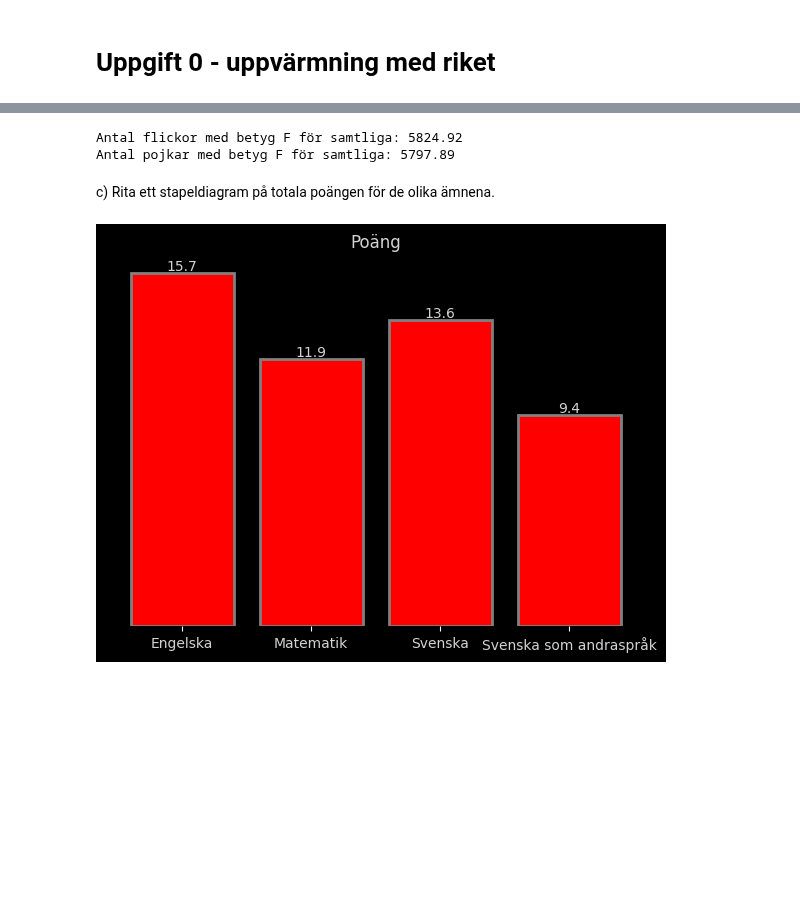
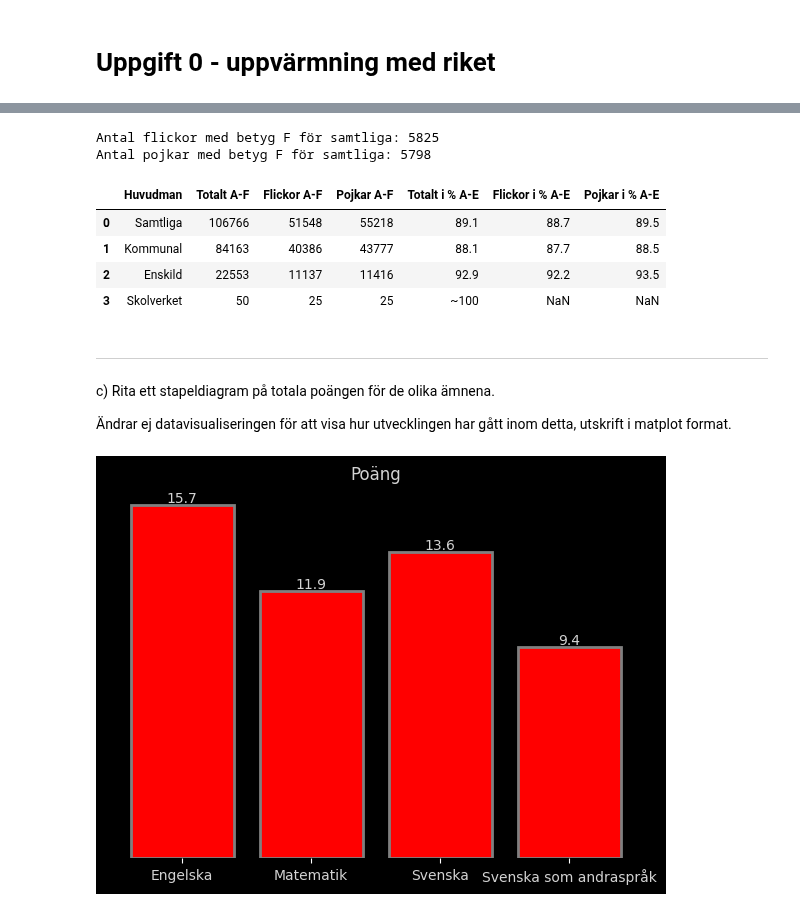
Before and after one commit to Markofbear/Python-Bjorn-Lagerblad-OPA23, a Jupyter notebook: Labb2/Labb2.ipynb, the cells around one changed output, grey strips where cells are left out. Cells and saved outputs as stored; diff of their text form; code cells hidden in the pictures; blank space fills up the shorter version.

```diff
--- a/Labb2/Labb2.ipynb
+++ b/Labb2/Labb2.ipynb
@@ -65,46 +45,61 @@ Pojkar i % A-E X 2 VAR PROBLEMET
 import pandas as pd
 
 df_matematik = pd.read_excel(
     "riket2023_åk9_np.xlsx", sheet_name="Matematik", skiprows=8
 )
 
 df_matematik = df_matematik.iloc[:, 1:-3]
 
 df_matematik.columns = [
     "Huvudman",
     "Totalt A-F",
     "Flickor A-F",
     "Pojkar A-F",
     "Totalt i % A-E",
     "Flickor i % A-E",
     "Pojkar i % A-E",
 ]
 
 df_matematik["Flickor A-F"] = pd.to_numeric(df_matematik["Flickor A-F"], errors="coerce")
 df_matematik["Pojkar A-F"] = pd.to_numeric(df_matematik["Pojkar A-F"], errors="coerce")
 df_matematik["Flickor i % A-E"] = pd.to_numeric(df_matematik["Flickor i % A-E"], errors="coerce")
 df_matematik["Pojkar i % A-E"] = pd.to_numeric(df_matematik["Pojkar i % A-E"], errors="coerce")
 
-girls_f = round(
-    df_matematik.loc[0, "Flickor A-F"]
-    - df_matematik.loc[0, "Flickor A-F"]
-    * (df_matematik.loc[0, "Flickor i % A-E"] / 100),
-    2,
+girls_f = int(
+    round(
+        df_matematik.loc[0, "Flickor A-F"]
+        - df_matematik.loc[0, "Flickor A-F"]
+        * (df_matematik.loc[0, "Flickor i % A-E"] / 100),
+        0,
+    )
 )
 
-boys_f = round(
-    df_matematik.loc[0, "Pojkar A-F"]
-    - df_matematik.loc[0, "Pojkar A-F"] * (df_matematik.loc[0, "Pojkar i % A-E"] / 100),
-    2,
+boys_f = int(
+    round(
+        df_matematik.loc[0, "Pojkar A-F"]
+        - df_matematik.loc[0, "Pojkar A-F"] * (df_matematik.loc[0, "Pojkar i % A-E"] / 100),
+        0,
+    )
 )
 
 print("Antal flickor med betyg F för samtliga:", girls_f)
 print("Antal pojkar med betyg F för samtliga:", boys_f)
+
+df_matematik
 # %% [output]
-Antal flickor med betyg F för samtliga: 5824.92
-Antal pojkar med betyg F för samtliga: 5797.89
+Antal flickor med betyg F för samtliga: 5825
+Antal pojkar med betyg F för samtliga: 5798
+|  | Huvudman | Totalt A-F | Flickor A-F | Pojkar A-F | Totalt i % A-E | Flickor i % A-E | Pojkar i % A-E |
+| 0 | Samtliga | 106766 | 51548 | 55218 | 89.1 | 88.7 | 89.5 |
+| 1 | Kommunal | 84163 | 40386 | 43777 | 88.1 | 87.7 | 88.5 |
+| 2 | Enskild | 22553 | 11137 | 11416 | 92.9 | 92.2 | 93.5 |
+| 3 | Skolverket | 50 | 25 | 25 | ~100 | NaN | NaN |
 # %% [markdown]
+---
+
   c) Rita ett stapeldiagram på totala poängen för de olika ämnena.
+
+  Ändrar ej datavisualiseringen för att visa hur utvecklingen har gått inom detta, utskrift i matplot format.
 # %%
 import pandas as pd
 import matplotlib.pyplot as plt
```
Also changed, not shown: parts of 13 cells of this notebook.
